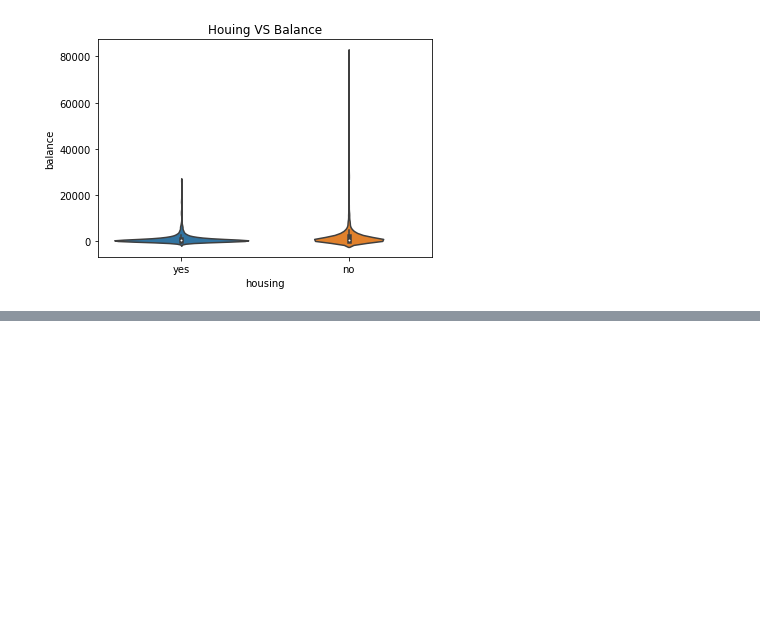
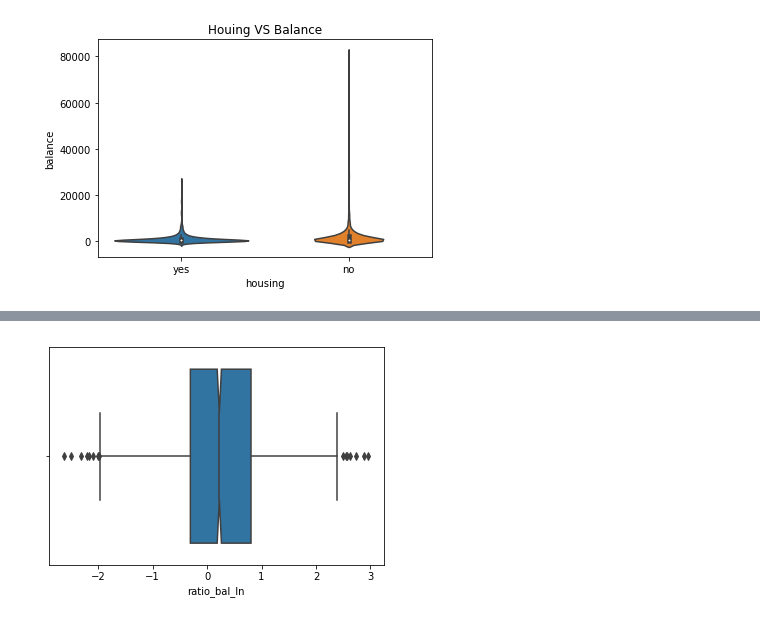
Before and after one commit to vipulpopat/MSCAI_Sem1_Etivity1, a Jupyter notebook: Etivity1.ipynb, the cells around one changed output, grey strips where cells are left out. Saved outputs shown, nothing was run; the diff lists cells and outputs as text; code cells hidden in the pictures; blank space fills up the shorter version.

```diff
--- a/Etivity1.ipynb
+++ b/Etivity1.ipynb
@@ -221,0 +225,7 @@ plt.show()
+# %%
+# Box plot for the numeric variable "ratio_bal_ln"
+
+sns.boxplot(x='ratio_bal_ln', data=df, notch=True)
+plt.show()
+# %% [output]
+[figure, added]
```
Also changed, not shown: parts of 31 cells of this notebook.
